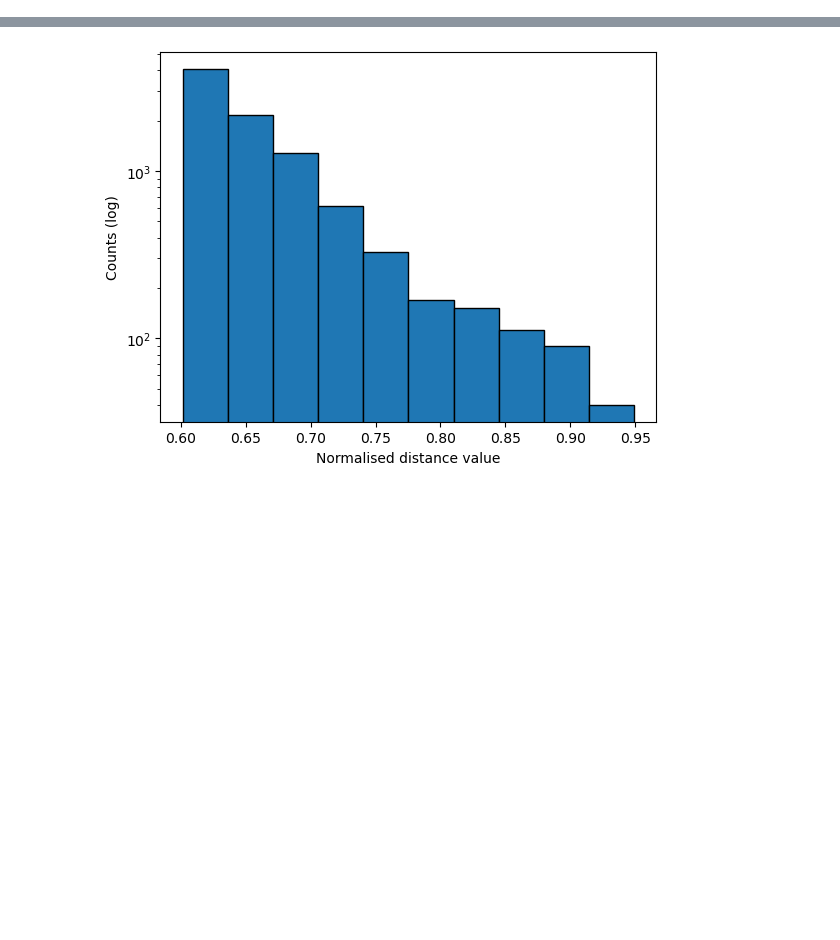
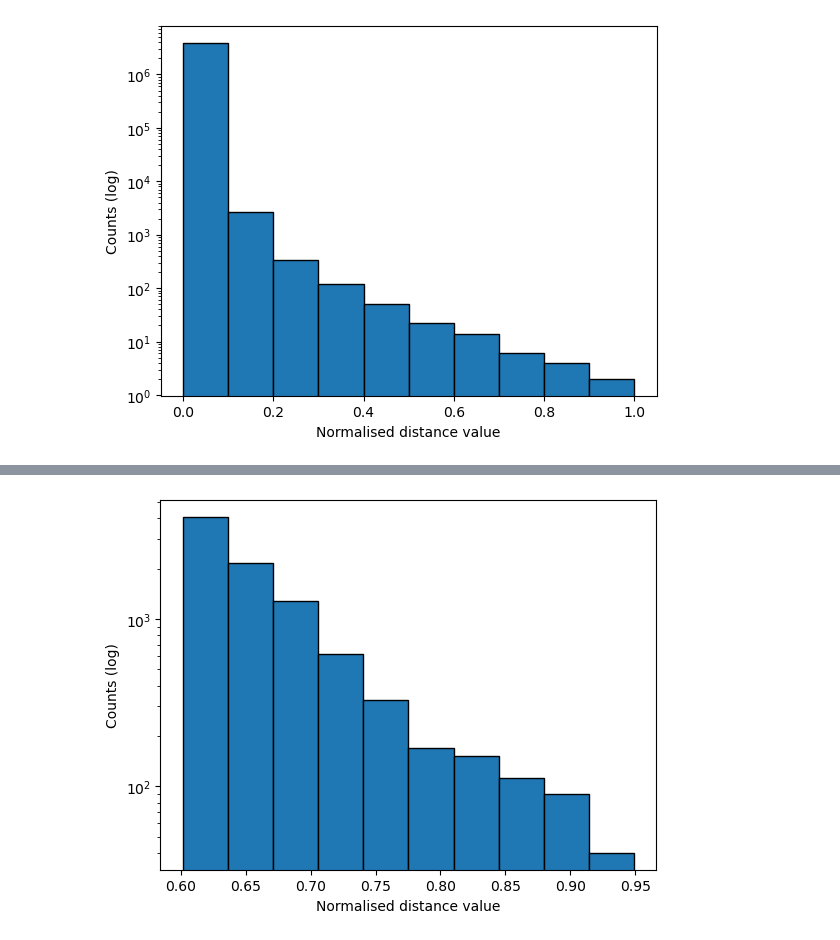
Before and after one commit to DavideGrecoGit/Multi-omics-data-integration-with-DL-approaches, a Jupyter notebook: GATO/SNF_study_latent.ipynb, the cells around one changed output, grey strips where cells are left out. Saved outputs shown, nothing was run; the diff lists cells and outputs as text; code cells hidden in the pictures; blank space fills up the shorter version.

```diff
--- a/GATO/SNF_study_latent.ipynb
+++ b/GATO/SNF_study_latent.ipynb
@@ -74,0 +179,8 @@ ModuleNotFoundError: No module named 'utils'
+# %%
+snf_rna_corr = snf.make_affinity(rna, metric="correlation")
+np.fill_diagonal(snf_rna_corr,0)
+norm_snf_rna_corr = min_max_normalisation(snf_rna_corr)
+e_i_rna, e_a_rna = get_edge_index(norm_snf_rna_corr)
+print_hist(e_a_rna)
+# %% [output]
+[figure, added]
```
Also changed, not shown: parts of 25 cells of this notebook, 3 other files.
